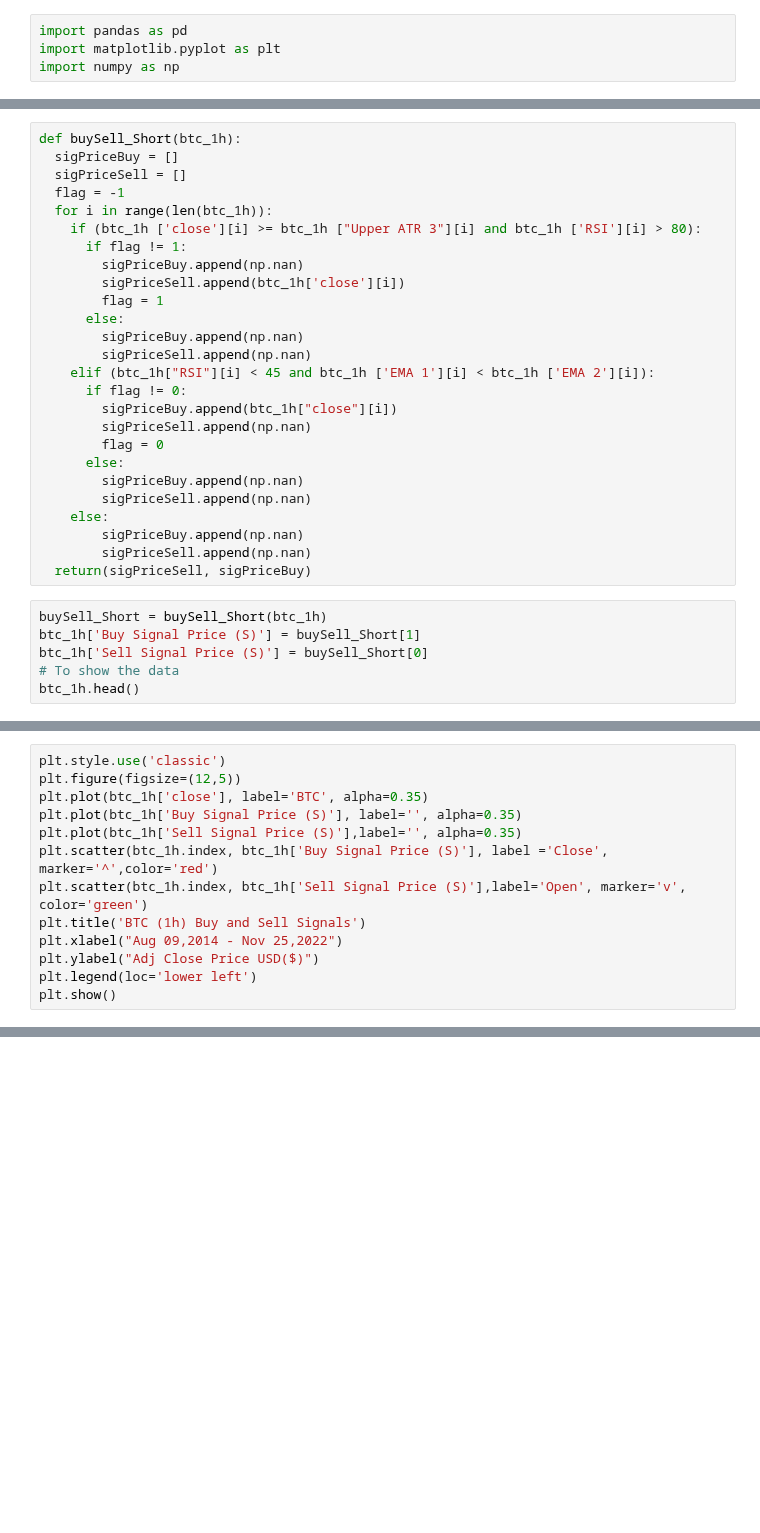
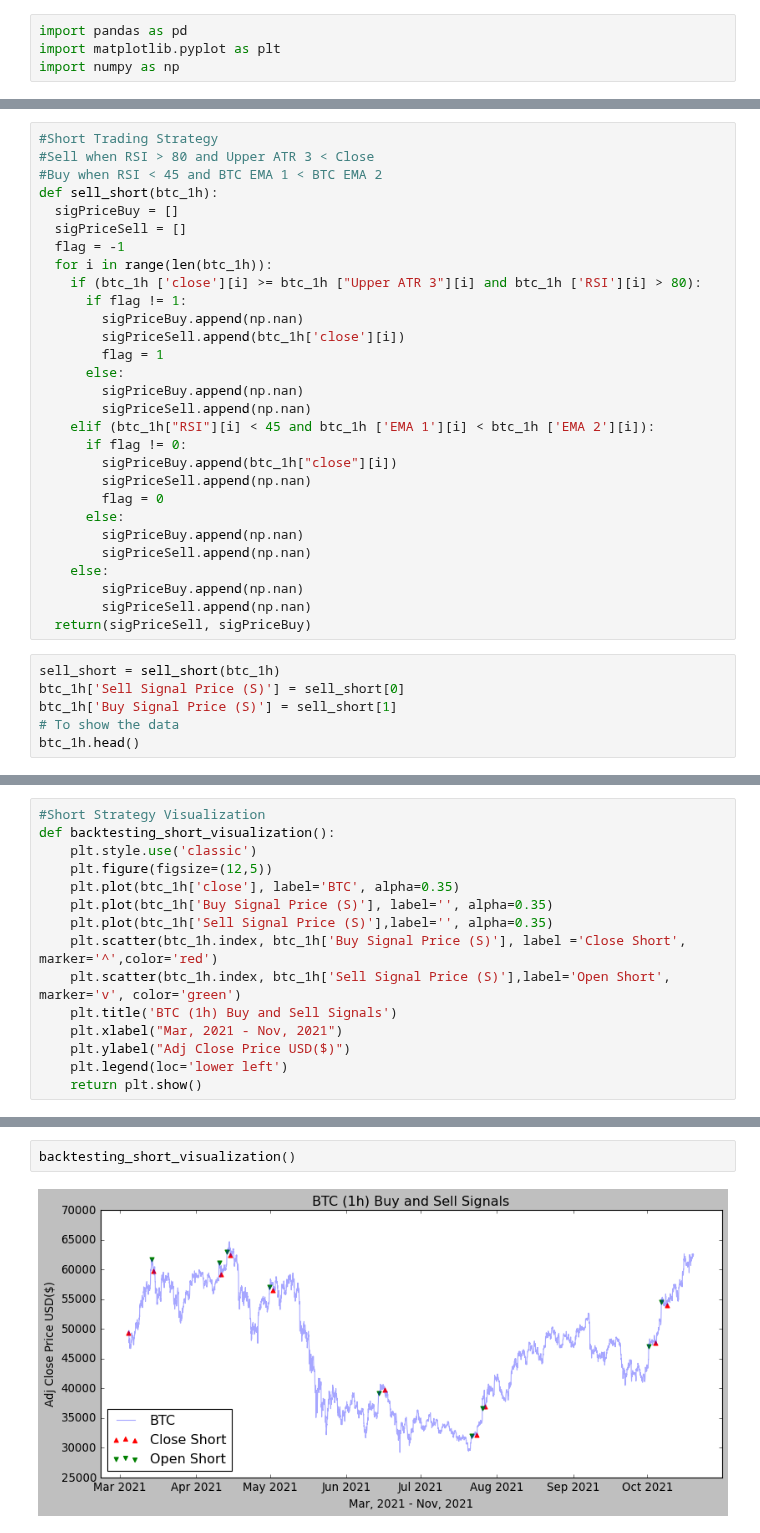
Before and after one commit to litosmunoz/Introduction-to-Quantitative-Trading, a Jupyter notebook: backtesting_bot/btc_1h_bt.ipynb, the cells around one changed output, grey strips where cells are left out. Drawn from its saved outputs; the diff is of its cells as text; blank space fills up the shorter version.

```diff
--- a/backtesting_bot/btc_1h_bt.ipynb
+++ b/backtesting_bot/btc_1h_bt.ipynb
@@ -83,5 +99,8 @@ plt.show()
 # %%
-def buySell_Short(btc_1h):
+#Short Trading Strategy
+#Sell when RSI > 80 and Upper ATR 3 < Close
+#Buy when RSI < 45 and BTC EMA 1 < BTC EMA 2
+def sell_short(btc_1h):
   sigPriceBuy = []
   sigPriceSell = []
   flag = -1
@@ -107,9 +126,9 @@ def buySell_Short(btc_1h):
         sigPriceSell.append(np.nan)
   return(sigPriceSell, sigPriceBuy)
 # %%
-buySell_Short = buySell_Short(btc_1h)
-btc_1h['Buy Signal Price (S)'] = buySell_Short[1]
-btc_1h['Sell Signal Price (S)'] = buySell_Short[0]
+sell_short = sell_short(btc_1h)
+btc_1h['Sell Signal Price (S)'] = sell_short[0]
+btc_1h['Buy Signal Price (S)'] = sell_short[1]
 # To show the data
 btc_1h.head()
 # %% [output]
@@ -133,15 +152,17 @@ btc_1h.describe()
 | 75% | 55158.125000 | 55240.409265 | 55410.793895 | 56034.389863 | 54722.874368 | 56635.881515 | 54041.812170 | 57237.999500 | ... |
 | max | 64659.500000 | 64176.529860 | 63682.513780 | 64333.074710 | 63031.952850 | 65023.991850 | 62388.941890 | 65786.139590 | ... |
 # %%
-plt.style.use('classic')
-plt.figure(figsize=(12,5))
-plt.plot(btc_1h['close'], label='BTC', alpha=0.35)
-plt.plot(btc_1h['Buy Signal Price (S)'], label='', alpha=0.35)
-plt.plot(btc_1h['Sell Signal Price (S)'],label='', alpha=0.35)
-plt.scatter(btc_1h.index, btc_1h['Buy Signal Price (S)'], label ='Close', marker='^',color='red')
-plt.scatter(btc_1h.index, btc_1h['Sell Signal Price (S)'],label='Open', marker='v', color='green')
-plt.title('BTC (1h) Buy and Sell Signals')
-plt.xlabel("Aug 09,2014 - Nov 25,2022")
-plt.ylabel("Adj Close Price USD($)")
-plt.legend(loc='lower left')
-plt.show()
+#Short Strategy Visualization
+def backtesting_short_visualization():
+    plt.style.use('classic')
+    plt.figure(figsize=(12,5))
+    plt.plot(btc_1h['close'], label='BTC', alpha=0.35)
+    plt.plot(btc_1h['Buy Signal Price (S)'], label='', alpha=0.35)
+    plt.plot(btc_1h['Sell Signal Price (S)'],label='', alpha=0.35)
+    plt.scatter(btc_1h.index, btc_1h['Buy Signal Price (S)'], label ='Close Short', marker='^',color='red')
+    plt.scatter(btc_1h.index, btc_1h['Sell Signal Price (S)'],label='Open Short', marker='v', color='green')
+    plt.title('BTC (1h) Buy and Sell Signals')
+    plt.xlabel("Mar, 2021 - Nov, 2021")
+    plt.ylabel("Adj Close Price USD($)")
+    plt.legend(loc='lower left')
+    return plt.show()
@@ -150 +169,5 @@ plt.show()
+# %%
+backtesting_short_visualization()
+# %% [output]
+[figure, added]
 # %%
```
Also changed, not shown: parts of 14 cells of this notebook, 7 other files.
